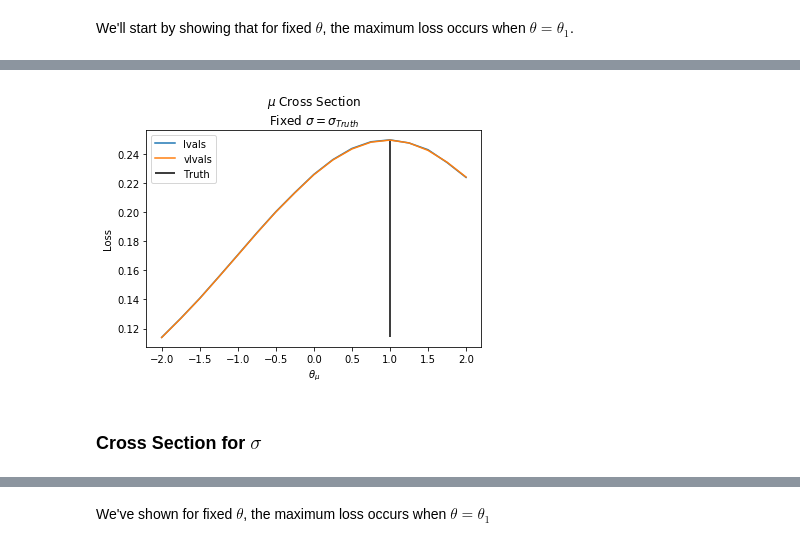
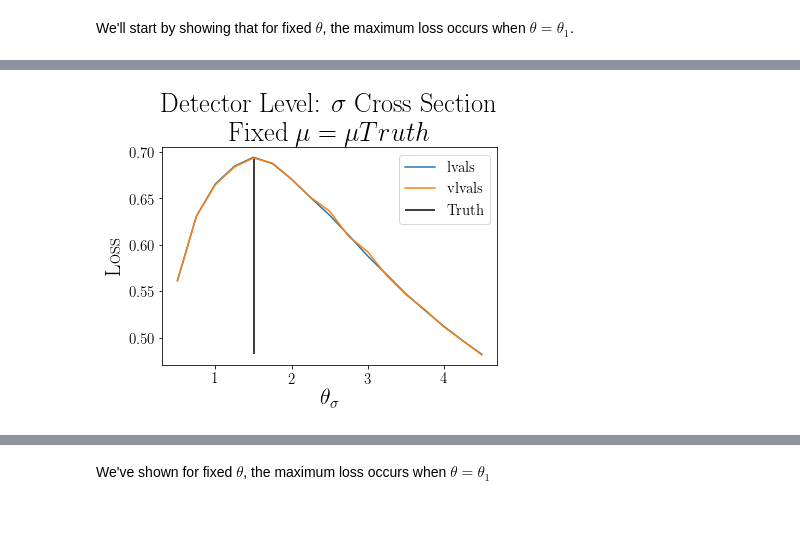
Before and after one commit to hep-lbdl/SRGN, a Jupyter notebook: GaussianExamples/GaussianAltFit-2D.ipynb, the cells around one changed output, grey strips where cells are left out. Cells and saved outputs as stored; diff of their text form; code cells hidden in the pictures; blank space fills up the shorter version.

Commit message:
Added complete Gaussian notebooks

```diff
--- a/GaussianExamples/GaussianAltFit-2D.ipynb
+++ b/GaussianExamples/GaussianAltFit-2D.ipynb
@@ -155,0 +160,2 @@ Loaded model from disk
+# %%
+dctr_model = get_dctr()
@@ -191,13 +217,13 @@ mu1 = 1
 sigma1 = 1.5
 assert mu1 >= mu_min and mu1 <= mu_max  # choose mu1 in valid range
 assert sigma1 >= sigma_min and sigma1 <= sigma_max  # choose mu1 in valid range
-X0_val = np.random.normal(0, 1, 10**6)
-X1_val = np.random.normal(mu1, sigma1, 10**6)
+X0_val_T = np.random.normal(0, 1, 10**6)
+X1_val_T = np.random.normal(mu1, sigma1, 10**6)
 # %%
 weights = reweight(
-    K.expand_dims(tf.convert_to_tensor(X0_val, dtype=tf.float32)),
+    K.expand_dims(tf.convert_to_tensor(X0_val_T, dtype=tf.float32)),
     np.array([mu1, sigma1]))
-analytical_weights = analytical_reweight(X0_val, np.array([mu1, sigma1]))
+analytical_weights = analytical_reweight(X0_val_T, np.array([mu1, sigma1]))
 weights = K.eval(weights)
 analytical_weights = K.eval(analytical_weights)
 # %%
@@ -269,0 +402,14 @@ We'll start by showing that for fixed $\theta$, the maximum loss occurs when $\t
+# %%
+myinputs = Input(shape=(1, ), dtype=tf.float32)
+x = Dense(128, activation='relu')(myinputs)
+x2 = Dense(128, activation='relu')(x)
+predictions = Dense(1, activation='sigmoid')(x2)
+
+model = Model(inputs=myinputs, outputs=predictions)
+model.summary()
+batch_size = 1000
+
+earlystopping = EarlyStopping(patience=5, restore_best_weights=True)
+
+thetas_mu = np.linspace(-2, 2, 17)
+thetas_sigma = np.linspace(0.5, 4.5, 17)
@@ -377,17 +784,15 @@ Epoch 7/100
 # %%
-plt.plot(thetas, lvals, label='lvals')
-plt.plot(thetas, vlvals, label='vlvals')
-plt.title("$\mu$ Cross Section\nFixed $\sigma = \sigma_{Truth}$")
-plt.xlabel(r'$\theta_{\mu}$')
+plt.plot(thetas_sigma, lvals_sigma_D, label='lvals')
+plt.plot(thetas_sigma, vlvals_sigma_D, label='vlvals')
+plt.title("Detector Level: $\sigma$ Cross Section\nFixed $\mu = \mu{Truth}$")
+plt.xlabel(r'$\theta_{\sigma}$')
 plt.ylabel('Loss')
-plt.vlines(theta1_param[0],
-           ymin=np.min(lvals),
-           ymax=np.max(lvals),
+plt.vlines(theta1_param[1],
+           ymin=np.min(lvals_sigma_D),
+           ymax=np.max(lvals_sigma_D),
            label='Truth')
 plt.legend()
-#plt.savefig("GaussianAltFit-2D-\mu cross section.png")
+#plt.savefig("GaussianAltFit-2D-Detector Level:$\sigma$-Cross-Section\nFixed-$\mu=\mu{Truth}$.png")
 plt.show()
 # %% [output]
-[figure, old version]
+[figure, new version]
-# %% [markdown]
-### Cross Section for $\sigma$
```
Also changed, not shown: parts of 64 cells of this notebook, 4 other files.
